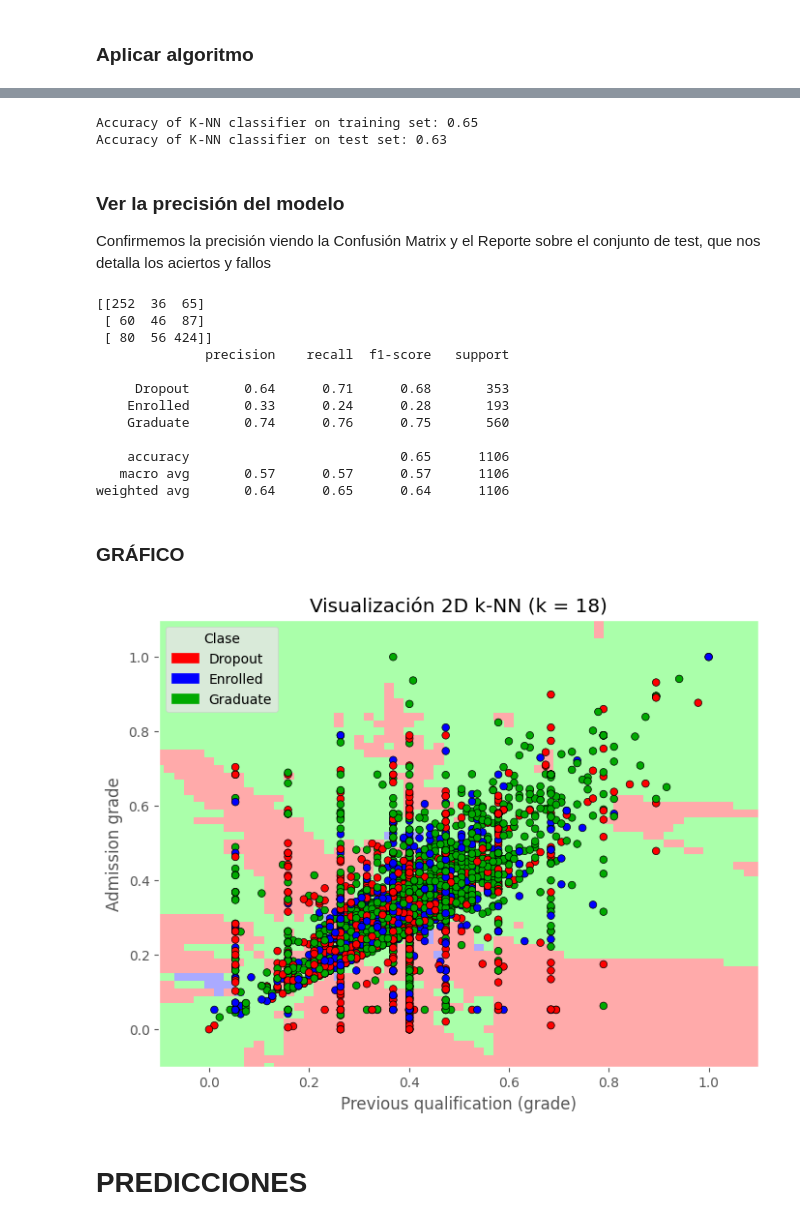
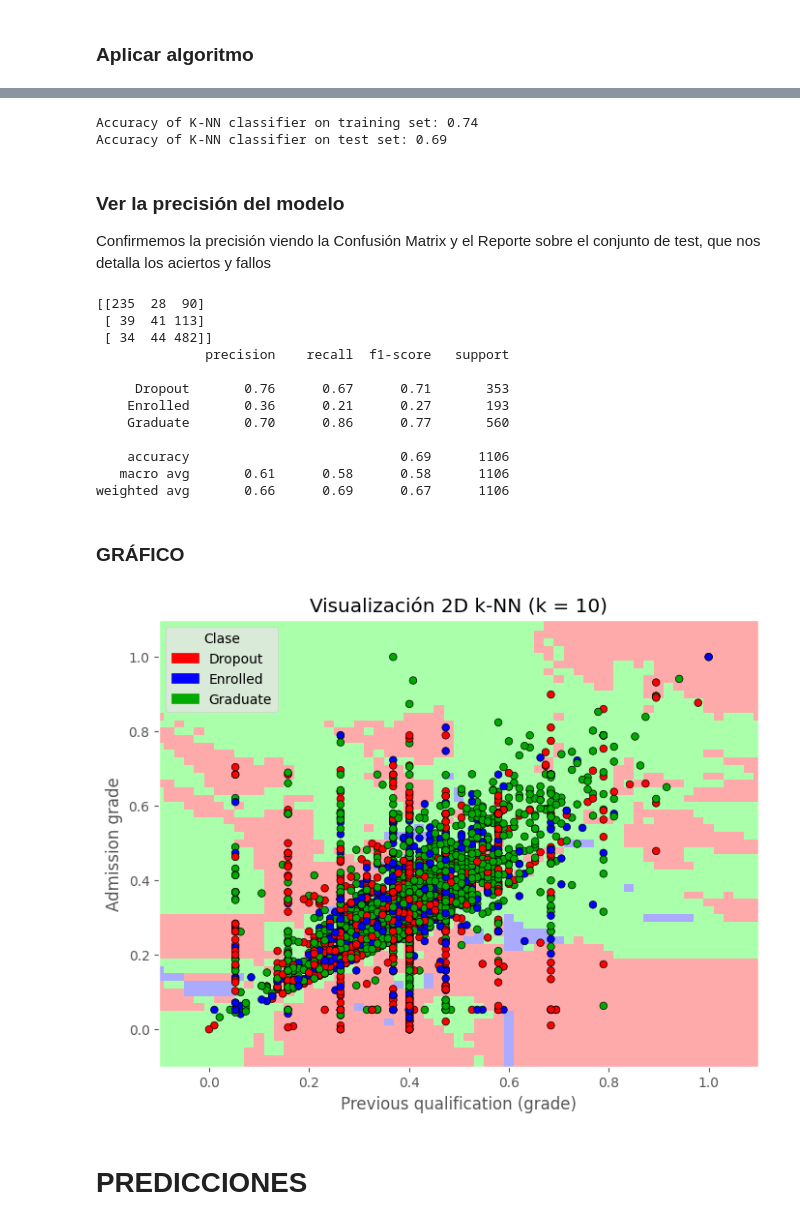
Before and after one commit to criissuarezzz/OriginofMusic, a Jupyter notebook: knn.ipynb, the cells around one changed output, grey strips where cells are left out. Saved outputs shown, nothing was run; the diff lists cells and outputs as text; code cells hidden in the pictures.

```diff
--- a/knn.ipynb
+++ b/knn.ipynb
@@ -116,7 +132,7 @@ plt.xticks(range(1, 20))
 # %%
 from sklearn.neighbors import KNeighborsClassifier
 
-n_neighbors = 18
+n_neighbors = 10
 
 knn = KNeighborsClassifier(n_neighbors)
 knn.fit(X_train, y_train)
@@ -125,8 +141,8 @@ print('Accuracy of K-NN classifier on training set: {:.2f}'
 print('Accuracy of K-NN classifier on test set: {:.2f}'
      .format(knn.score(X_test, y_test)))
 # %% [output]
-Accuracy of K-NN classifier on training set: 0.65
-Accuracy of K-NN classifier on test set: 0.63
+Accuracy of K-NN classifier on training set: 0.74
+Accuracy of K-NN classifier on test set: 0.69
 # %% [markdown]
 ### Ver la precisión del modelo
 
@@ -136,18 +152,18 @@ pred = knn.predict(X_test)
 print(confusion_matrix(y_test, pred))
 print(classification_report(y_test, pred))
 # %% [output]
-[[252  36  65]
- [ 60  46  87]
- [ 80  56 424]]
+[[235  28  90]
+ [ 39  41 113]
+ [ 34  44 482]]
               precision    recall  f1-score   support
 
-     Dropout       0.64      0.71      0.68       353
-    Enrolled       0.33      0.24      0.28       193
-    Graduate       0.74      0.76      0.75       560
+     Dropout       0.76      0.67      0.71       353
+    Enrolled       0.36      0.21      0.27       193
+    Graduate       0.70      0.86      0.77       560
 
-    accuracy                           0.65      1106
-   macro avg       0.57      0.57      0.57      1106
-weighted avg       0.64      0.65      0.64      1106
+    accuracy                           0.69      1106
+   macro avg       0.61      0.58      0.58      1106
+weighted avg       0.66      0.69      0.67      1106
 # %% [markdown]
 ### GRÁFICO
 # %%
@@ -159,7 +175,9 @@ y = le.fit_transform(dataframe['Target'])  # Ahora y será 0, 1 o 2
 
 
 # Dividir en entrenamiento y test
-X_train, X_test, y_train, y_test = train_test_split(X, y, random_state=0)
+X_train, X_test, y_train, y_test = train_test_split(
+    X, y, test_size=0.2, random_state=0
+)
 
 # Escalar las variables numéricas
 scaler = MinMaxScaler()
@@ -175,34 +193,34 @@ clf.fit(X_train_scaled, y_train)
 # Visualización en 2D
 h = .02
 x_min, x_max = X_train_scaled[:, 0].min() - 0.1, X_train_scaled[:, 0].max() + 0.1
 y_min, y_max = X_train_scaled[:, 1].min() - 0.1, X_train_scaled[:, 1].max() + 0.1
 xx, yy = np.meshgrid(np.arange(x_min, x_max, h),
                      np.arange(y_min, y_max, h))
 
 Z = clf.predict(np.c_[xx.ravel(), yy.ravel()])
 Z = Z.reshape(xx.shape)
 
 # Graficar
 plt.figure(figsize=(8, 6))
 cmap_light = ListedColormap(['#FFAAAA', '#AAAAFF', '#AAFFAA'])
 cmap_bold = ListedColormap(['#FF0000', '#0000FF', '#00AA00'])
 
 plt.pcolormesh(xx, yy, Z, cmap=cmap_light, shading='auto')
 plt.scatter(X_train_scaled[:, 0], X_train_scaled[:, 1], c=y_train, cmap=cmap_bold, edgecolor='k', s=30)
 plt.xlim(xx.min(), xx.max())
 plt.ylim(yy.min(), yy.max())
 plt.title(f"Visualización 2D k-NN (k = {n_neighbors})")
 plt.xlabel('Previous qualification (grade)')
 plt.ylabel('Admission grade')
 
 labels = le.classes_
 legend_handles = [mpatches.Patch(color=cmap_bold(i), label=label) for i, label in enumerate(labels)]
 plt.legend(handles=legend_handles, title="Clase")
 
 
 plt.show()
 # %% [output]
-[figure, old version]
+[figure, new version]
 # %% [markdown]
 # PREDICCIONES
 # %%
```
Also changed, not shown: parts of 4 cells of this notebook, 1 other file.
